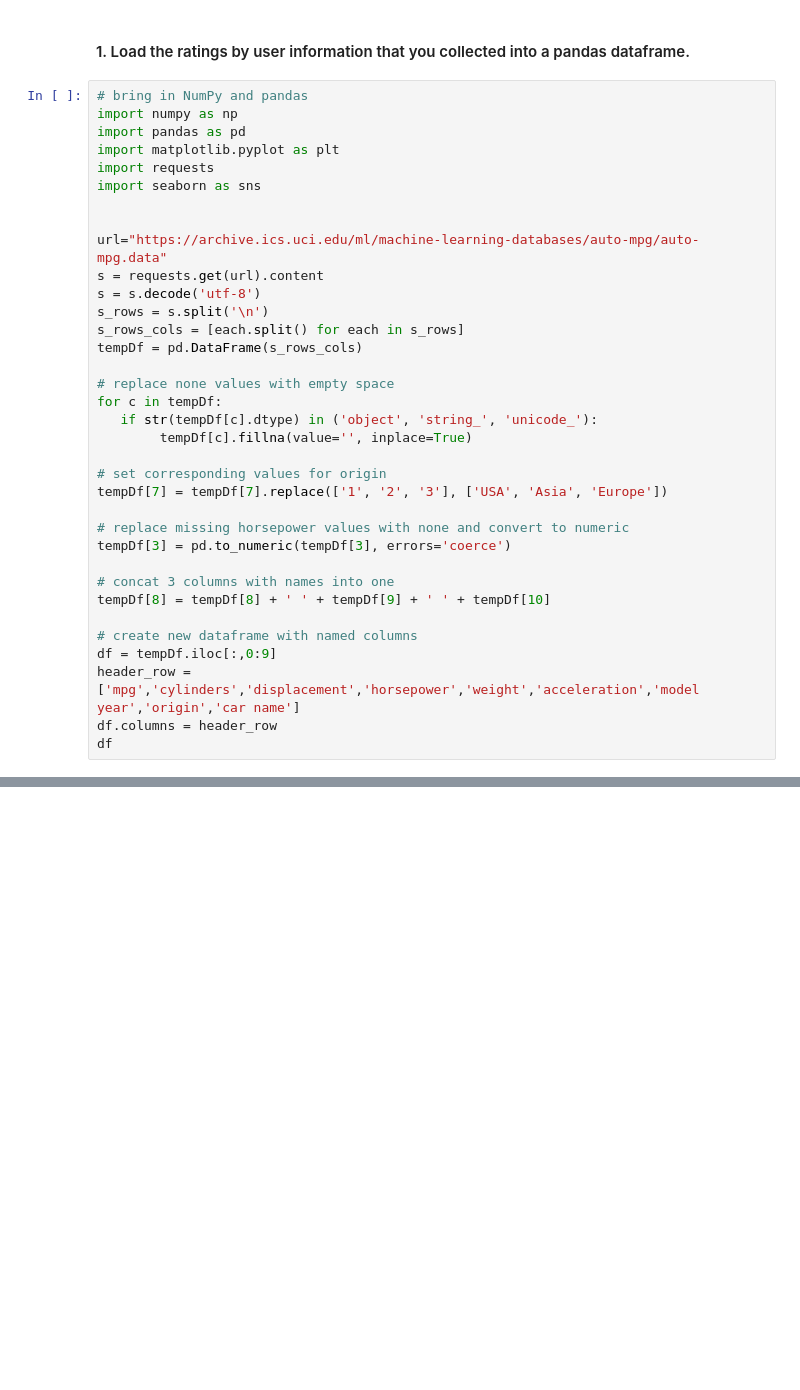
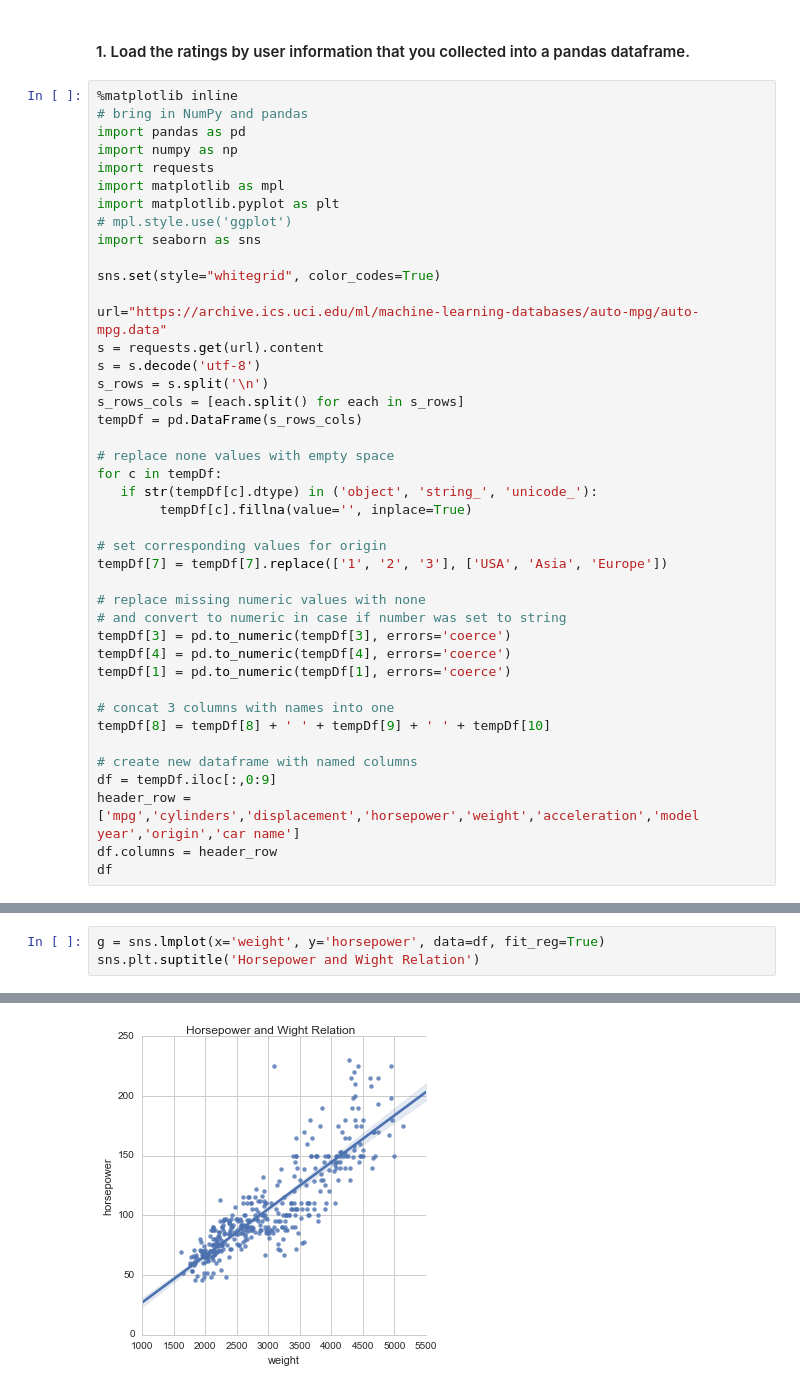
Before and after one commit to UmaMoiseenko/repo, a Jupyter notebook: week08/Week08.ipynb, the cells around one changed output, grey strips where cells are left out. Drawn from its saved outputs; the diff is of its cells as text; blank space fills up the shorter version.

```diff
--- a/week08/Week08.ipynb
+++ b/week08/Week08.ipynb
@@ -10,13 +10,17 @@ normalized ratings instead of the actual ratings.
 # %% [markdown]
 #### 1. Load the ratings by user information that you collected into a pandas dataframe.
 # %%
+%matplotlib inline
 # bring in NumPy and pandas
+import pandas as pd
 import numpy as np
-import pandas as pd
+import requests
+import matplotlib as mpl
 import matplotlib.pyplot as plt
-import requests
+# mpl.style.use('ggplot')
 import seaborn as sns
 
+sns.set(style="whitegrid", color_codes=True)
 
 url="https://archive.ics.uci.edu/ml/machine-learning-databases/auto-mpg/auto-mpg.data"
 s = requests.get(url).content
@@ -33,8 +37,11 @@ for c in tempDf:
 # set corresponding values for origin
 tempDf[7] = tempDf[7].replace(['1', '2', '3'], ['USA', 'Asia', 'Europe'])
 
-# replace missing horsepower values with none and convert to numeric
+# replace missing numeric values with none
+# and convert to numeric in case if number was set to string
 tempDf[3] = pd.to_numeric(tempDf[3], errors='coerce')
+tempDf[4] = pd.to_numeric(tempDf[4], errors='coerce')
+tempDf[1] = pd.to_numeric(tempDf[1], errors='coerce')
 
 # concat 3 columns with names into one
 tempDf[8] = tempDf[8] + ' ' + tempDf[9] + ' ' + tempDf[10]
@@ -46,0 +86,4 @@ df
+# %%
+g = sns.lmplot(x='weight', y='horsepower', data=df, fit_reg=True)
+sns.plt.suptitle('Horsepower and Wight Relation')
+# %% [output]
@@ -46,0 +91 @@ df
+[figure, added]
```
Also changed, not shown: parts of 7 cells of this notebook.
